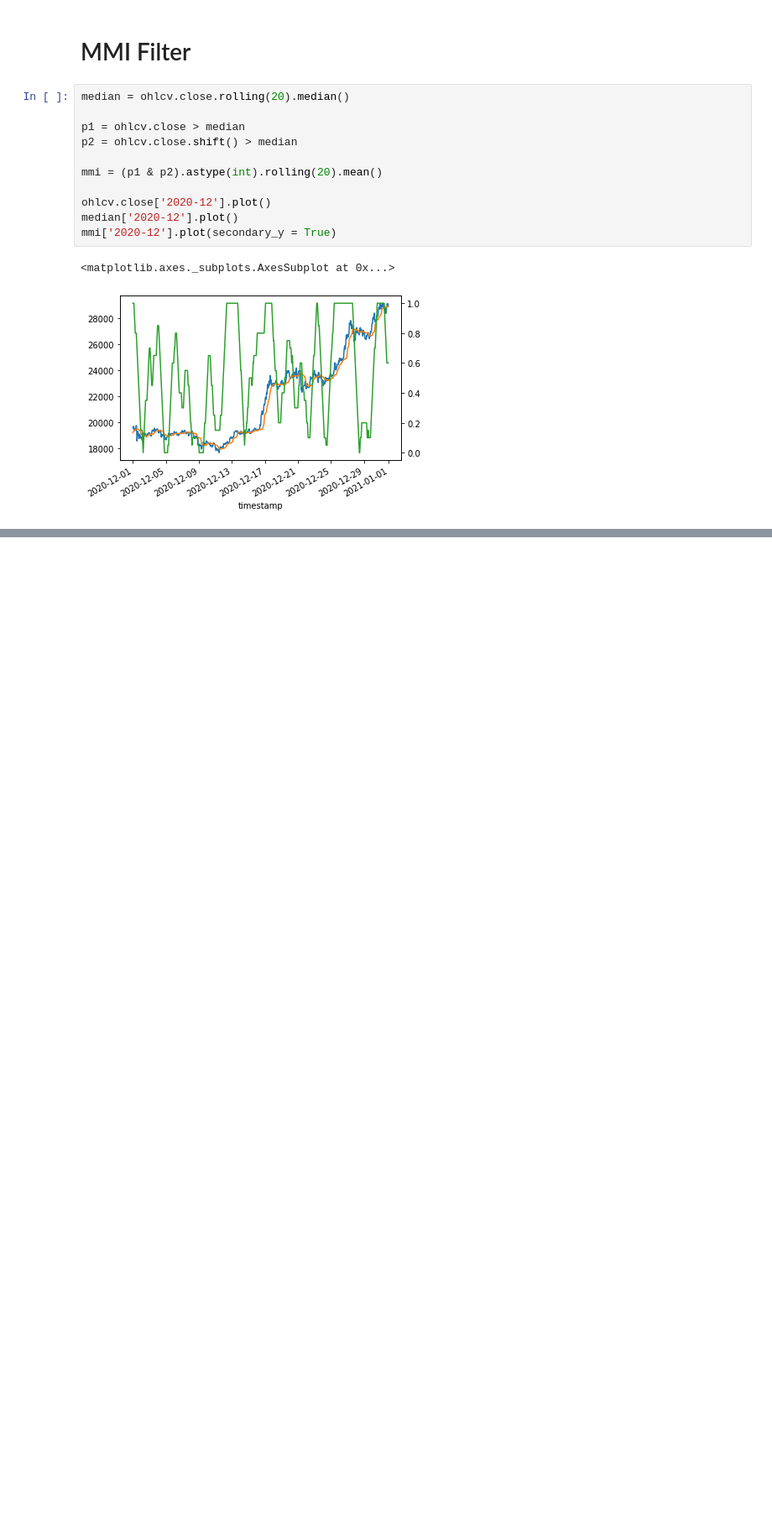
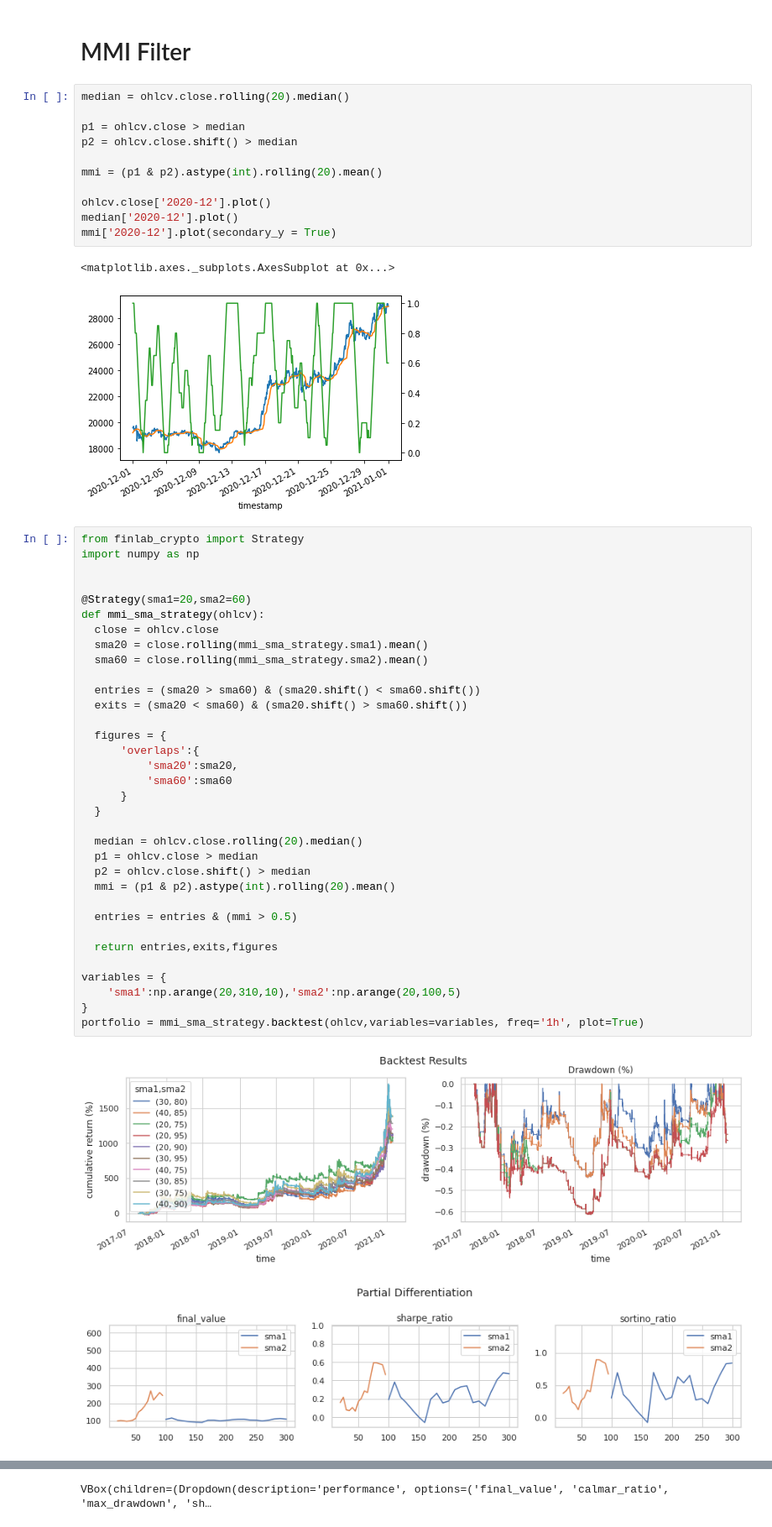
Before and after one commit to zhChenOuO/ml_virtual_currency, a Jupyter notebook: 03.ipynb, the cells around one changed output, grey strips where cells are left out. Shown at 84% size. Cells and saved outputs as stored; diff of their text form; blank space fills up the shorter version.

```diff
--- a/03.ipynb
+++ b/03.ipynb
@@ -27,3 +27,40 @@ mmi['2020-12'].plot(secondary_y = True)
 # %% [output]
 <matplotlib.axes._subplots.AxesSubplot at 0x...>
 [figure]
+# %%
+from finlab_crypto import Strategy
+import numpy as np
+
+
+@Strategy(sma1=20,sma2=60)
+def mmi_sma_strategy(ohlcv):
+  close = ohlcv.close
+  sma20 = close.rolling(mmi_sma_strategy.sma1).mean()
+  sma60 = close.rolling(mmi_sma_strategy.sma2).mean()
+
+  entries = (sma20 > sma60) & (sma20.shift() < sma60.shift())
+  exits = (sma20 < sma60) & (sma20.shift() > sma60.shift())
+
+  figures = {
+      'overlaps':{
+          'sma20':sma20,
+          'sma60':sma60
+      }
+  }
+
+  median = ohlcv.close.rolling(20).median()
+  p1 = ohlcv.close > median
+  p2 = ohlcv.close.shift() > median
+  mmi = (p1 & p2).astype(int).rolling(20).mean()
+
+  entries = entries & (mmi > 0.5)
+
+  return entries,exits,figures
+
+variables = {
+    'sma1':np.arange(20,310,10),'sma2':np.arange(20,100,5)
+}
+portfolio = mmi_sma_strategy.backtest(ohlcv,variables=variables, freq='1h', plot=True)
+# %% [output]
+[figure, added]
+[figure, added]
@@ -29,0 +68 @@ mmi['2020-12'].plot(secondary_y = True)
+VBox(children=(Dropdown(description='performance', options=('final_value', 'calmar_ratio', 'max_drawdown', 'sh…
```
Also changed, not shown: parts of 6 cells of this notebook.
